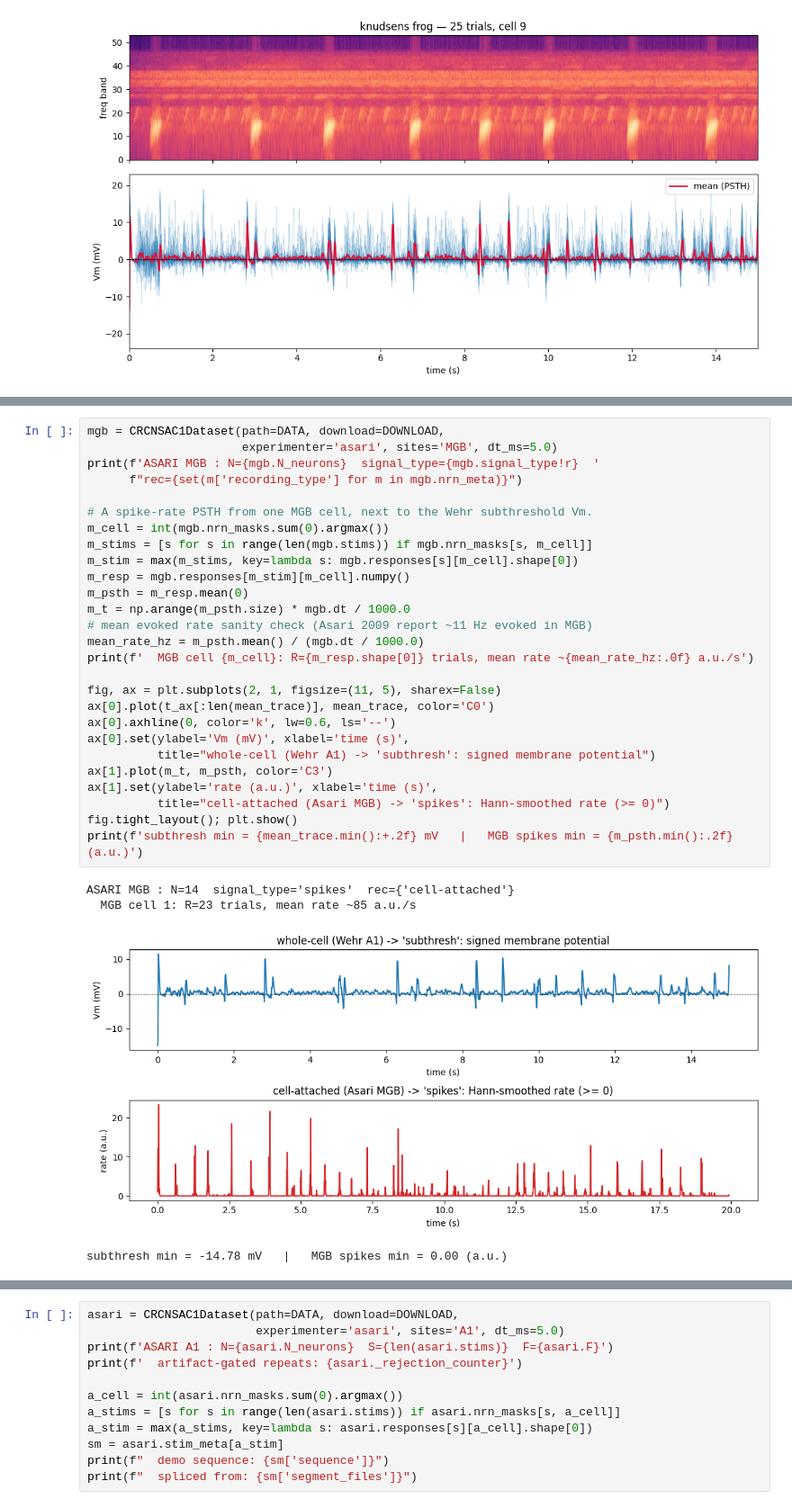
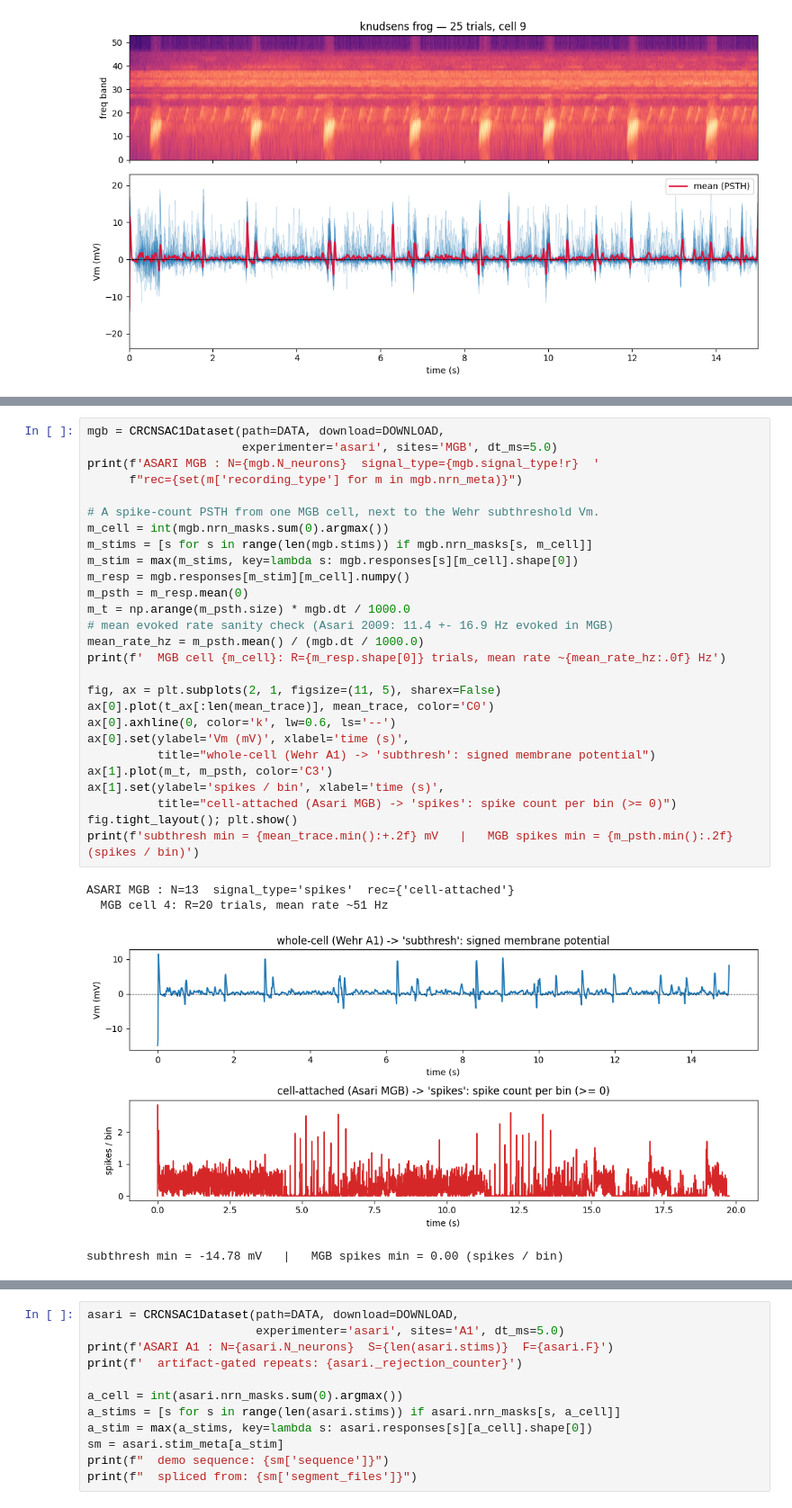
Before and after one commit to urancon/deepSTRF, a Jupyter notebook: examples/inspect_crcns_ac1.ipynb, the cells around one changed output, grey strips where cells are left out. Shown at 90% size. Cells and saved outputs as stored; diff of their text form.

```diff
--- a/examples/inspect_crcns_ac1.ipynb
+++ b/examples/inspect_crcns_ac1.ipynb
@@ -201,35 +201,35 @@ a few-minute load.
 # %%
 mgb = CRCNSAC1Dataset(path=DATA, download=DOWNLOAD,
                       experimenter='asari', sites='MGB', dt_ms=5.0)
 print(f'ASARI MGB : N={mgb.N_neurons}  signal_type={mgb.signal_type!r}  '
       f"rec={set(m['recording_type'] for m in mgb.nrn_meta)}")
 
-# A spike-rate PSTH from one MGB cell, next to the Wehr subthreshold Vm.
+# A spike-count PSTH from one MGB cell, next to the Wehr subthreshold Vm.
 m_cell = int(mgb.nrn_masks.sum(0).argmax())
 m_stims = [s for s in range(len(mgb.stims)) if mgb.nrn_masks[s, m_cell]]
 m_stim = max(m_stims, key=lambda s: mgb.responses[s][m_cell].shape[0])
 m_resp = mgb.responses[m_stim][m_cell].numpy()
 m_psth = m_resp.mean(0)
 m_t = np.arange(m_psth.size) * mgb.dt / 1000.0
-# mean evoked rate sanity check (Asari 2009 report ~11 Hz evoked in MGB)
+# mean evoked rate sanity check (Asari 2009: 11.4 +- 16.9 Hz evoked in MGB)
 mean_rate_hz = m_psth.mean() / (mgb.dt / 1000.0)
-print(f'  MGB cell {m_cell}: R={m_resp.shape[0]} trials, mean rate ~{mean_rate_hz:.0f} a.u./s')
+print(f'  MGB cell {m_cell}: R={m_resp.shape[0]} trials, mean rate ~{mean_rate_hz:.0f} Hz')
 
 fig, ax = plt.subplots(2, 1, figsize=(11, 5), sharex=False)
 ax[0].plot(t_ax[:len(mean_trace)], mean_trace, color='C0')
 ax[0].axhline(0, color='k', lw=0.6, ls='--')
 ax[0].set(ylabel='Vm (mV)', xlabel='time (s)',
           title="whole-cell (Wehr A1) -> 'subthresh': signed membrane potential")
 ax[1].plot(m_t, m_psth, color='C3')
-ax[1].set(ylabel='rate (a.u.)', xlabel='time (s)',
-          title="cell-attached (Asari MGB) -> 'spikes': Hann-smoothed rate (>= 0)")
+ax[1].set(ylabel='spikes / bin', xlabel='time (s)',
+          title="cell-attached (Asari MGB) -> 'spikes': spike count per bin (>= 0)")
 fig.tight_layout(); plt.show()
-print(f'subthresh min = {mean_trace.min():+.2f} mV   |   MGB spikes min = {m_psth.min():.2f} (a.u.)')
+print(f'subthresh min = {mean_trace.min():+.2f} mV   |   MGB spikes min = {m_psth.min():.2f} (spikes / bin)')
 # %% [output]
-ASARI MGB : N=14  signal_type='spikes'  rec={'cell-attached'}
-  MGB cell 1: R=23 trials, mean rate ~85 a.u./s
+ASARI MGB : N=13  signal_type='spikes'  rec={'cell-attached'}
+  MGB cell 4: R=20 trials, mean rate ~51 Hz
-[figure, old version]
+[figure, new version]
-subthresh min = -14.78 mV   |   MGB spikes min = 0.00 (a.u.)
+subthresh min = -14.78 mV   |   MGB spikes min = 0.00 (spikes / bin)
 # %% [markdown]
 ## 5. Wehr fragments vs Asari spliced sequences
 
```
Also changed, not shown: parts of 6 cells of this notebook, 35 other files.
